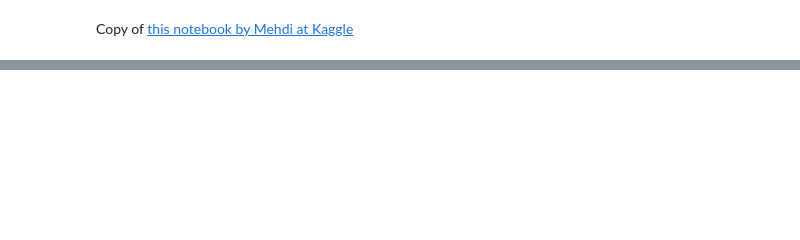
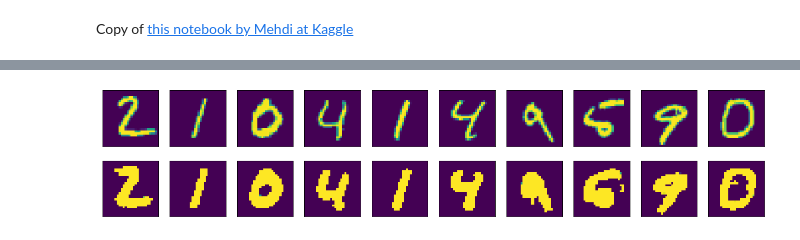
Before and after one commit to davidabelin/kaggle-files, a Jupyter notebook: digit-recognizer/autoencoders.ipynb, the cells around one changed output, grey strips where cells are left out. Saved outputs shown, nothing was run; the diff lists cells and outputs as text; code cells hidden in the pictures; blank space fills up the shorter version.

```diff
--- a/digit-recognizer/autoencoders.ipynb
+++ b/digit-recognizer/autoencoders.ipynb
@@ -28,8 +29,8 @@ y_test = test.iloc[:,0].values.astype('int32')
 def draw_digit(data, row, col, n):
     size = int(np.sqrt(data.shape[0]))
     plt.subplot(row, col, n)
-    plt.imshow(data.reshape(size, size))
-    plt.gray()
+    plt.imshow(data.reshape(size, size),cmap="viridis")
+    #plt.gray()
 # %%
 input_unit_size = 28*28
 x_train = x_train.reshape(x_train.shape[0], input_unit_size)
@@ -41,3 +43,25 @@ x = Dense(144, activation='relu')(inputs)
 outputs = Dense(input_unit_size)(x)
 model = Model(inputs=inputs, outputs=outputs)
 model.compile(loss='binary_crossentropy', optimizer='adadelta')
+# %%
+# Basic some frills model
+inputs = Input(shape=(input_unit_size,))
+x = Reshape((28,28,1))(inputs)
+x = Conv2D(64, 4, activation="relu",padding="same")(x)
+x = MaxPooling2D(2)(x)
+x = Conv2D(128, 2, activation="relu",padding="same")(x)
+x = MaxPooling2D(2)(x)
+
+#x = Flatten()(x)
+#
+
+x = UpSampling2D(2)(x)
+x = Conv2DTranspose(128, 2, activation="relu",padding="same")(x)
+x = UpSampling2D(2)(x)
+x = Conv2DTranspose(64, 4, activation="relu",padding="same")(x)
+x = Flatten()(x)
+outputs =  Dense(input_unit_size, activation="relu")(x)
+#outputs = Reshape((28,28,1))(x)
+
+model_transpose = Model(inputs=inputs, outputs=outputs)
+model_transpose.compile(loss='binary_crossentropy', optimizer='adadelta')
@@ -44,2 +88,3 @@ model.compile(loss='binary_crossentropy', optimizer='adadelta')
 # %%
-model.fit(x_train, x_train, epochs=10, batch_size=256)
+#model.summary()
+model_transpose.fit(x_train, x_train, epochs=10, batch_size=256)
@@ -120,20 +227,22 @@ autoencoder.fit(x_train, x_train,
 # %%
 encoded_imgs = encoder.predict(x_test)
 decoded_imgs = decoder.predict(encoded_imgs)
 
 n = 10
 plt.figure(figsize=(20, 4))
 for i in range(n):
 
     ax = plt.subplot(2, n, i + 1)
-    plt.imshow(x_test[i].reshape(28, 28))
-    plt.gray()
+    plt.imshow(x_test[i].reshape(28, 28),cmap="viridis")
+    #plt.gray()
     ax.get_xaxis().set_visible(False)
     ax.get_yaxis().set_visible(False)
 
     ax = plt.subplot(2, n, i + 1 + n)
-    plt.imshow(decoded_imgs[i].reshape(28, 28))
-    plt.gray()
+    plt.imshow(decoded_imgs[i].reshape(28, 28),cmap="viridis")
+    #plt.gray()
     ax.get_xaxis().set_visible(False)
     ax.get_yaxis().set_visible(False)
 plt.show()
+# %% [output]
+[figure, added]
```
Also changed, not shown: parts of 7 cells of this notebook, 2 other files.
